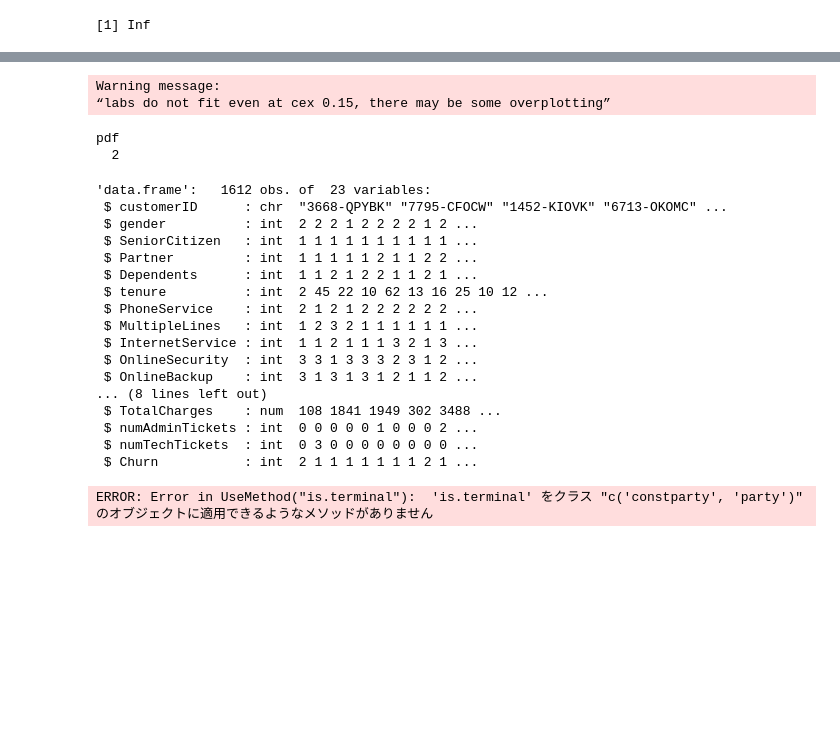
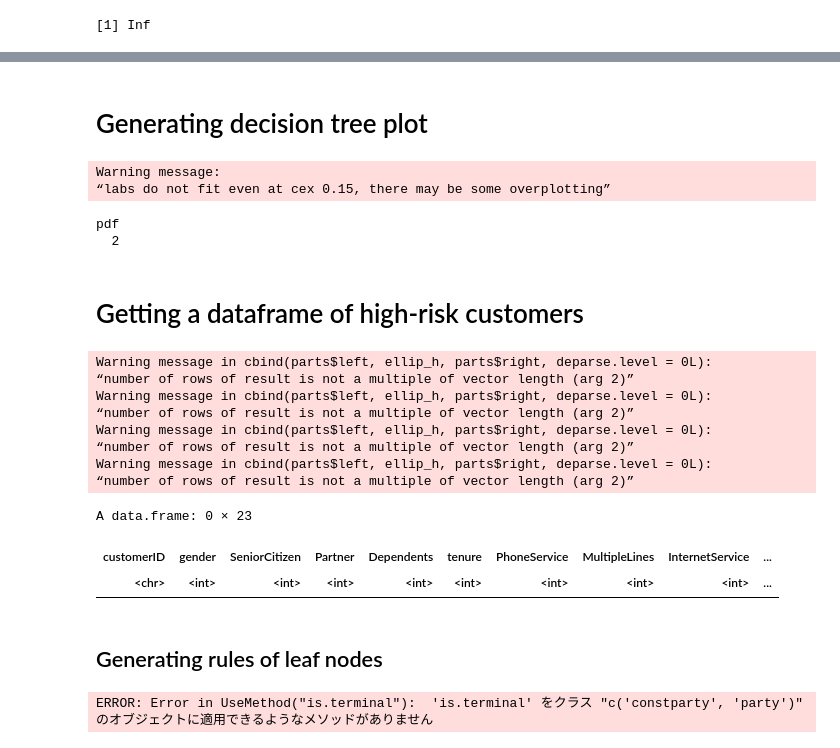
Before and after one commit to Sachin-Bhat/MH3511-Telco-Churn-Rate, a Jupyter notebook: jayden.ipynb, the cells around one changed output, grey strips where cells are left out. Saved outputs shown, nothing was run; the diff lists cells and outputs as text; code cells hidden in the pictures; blank space fills up the shorter version.

```diff
--- a/jayden.ipynb
+++ b/jayden.ipynb
@@ -319,6 +311,8 @@ The CART decision tree model has a higher PPV or precision (0.7425 vs. 0.6521),
 The logistic regression model has a higher NPV (0.9391 vs. 0.8815), meaning a higher proportion of true negatives among negative predictions.
 
 Overall, both models have their strengths and weaknesses, and the choice between them would depend on the specific business context and objectives. If correctly identifying customers who churn is more important, the logistic regression model may be more suitable. On the other hand, if correctly identifying customers who do not churn is more important, the CART decision tree model may be preferred.
+# %% [markdown]
+# Generating decision tree plot
 # %%
 train$Churn <- as.factor(train$Churn)
 levels(train$Churn) <- make.names(levels(train$Churn))
@@ -367,38 +361,36 @@ Warning message:
 “labs do not fit even at cex 0.15, there may be some overplotting”
 pdf
   2
+# %% [markdown]
+# Getting a dataframe of high-risk customers
 # %%
 # Add the predictions to the test data
 test$PredictedChurn <- predictions
 
 # Filter high-risk customers
 high_risk_customers <- test%>% filter(PredictedChurn == 1)
 
 # Add customerID to the test data
 test$customerID <- data$customerID[-split]
 
 # Get customer information for high-risk customers
 high_risk_customers_info <- data %>% filter(customerID %in% high_risk_customers$customerID)
 
-str(high_risk_customers_info)
+high_risk_customers_info
 # %% [output]
-'data.frame':   1612 obs. of  23 variables:
- $ customerID      : chr  "3668-QPYBK" "7795-CFOCW" "1452-KIOVK" "6713-OKOMC" ...
- $ gender          : int  2 2 2 1 2 2 2 2 1 2 ...
- $ SeniorCitizen   : int  1 1 1 1 1 1 1 1 1 1 ...
- $ Partner         : int  1 1 1 1 1 2 1 1 2 2 ...
- $ Dependents      : int  1 1 2 1 2 2 1 1 2 1 ...
- $ tenure          : int  2 45 22 10 62 13 16 25 10 12 ...
- $ PhoneService    : int  2 1 2 1 2 2 2 2 2 2 ...
- $ MultipleLines   : int  1 2 3 2 1 1 1 1 1 1 ...
- $ InternetService : int  1 1 2 1 1 1 3 2 1 3 ...
- $ OnlineSecurity  : int  3 3 1 3 3 3 2 3 1 2 ...
- $ OnlineBackup    : int  3 1 3 1 3 1 2 1 1 2 ...
-... (8 lines left out)
- $ TotalCharges    : num  108 1841 1949 302 3488 ...
- $ numAdminTickets : int  0 0 0 0 0 1 0 0 0 2 ...
- $ numTechTickets  : int  0 3 0 0 0 0 0 0 0 0 ...
- $ Churn           : int  2 1 1 1 1 1 1 1 2 1 ...
+Warning message in cbind(parts$left, ellip_h, parts$right, deparse.level = 0L):
+“number of rows of result is not a multiple of vector length (arg 2)”
+Warning message in cbind(parts$left, ellip_h, parts$right, deparse.level = 0L):
+“number of rows of result is not a multiple of vector length (arg 2)”
+Warning message in cbind(parts$left, ellip_h, parts$right, deparse.level = 0L):
+“number of rows of result is not a multiple of vector length (arg 2)”
+Warning message in cbind(parts$left, ellip_h, parts$right, deparse.level = 0L):
+“number of rows of result is not a multiple of vector length (arg 2)”
+A data.frame: 0 × 23
+| customerID | gender | SeniorCitizen | Partner | Dependents | tenure | PhoneService | MultipleLines | InternetService | ... |
+| <chr> | <int> | <int> | <int> | <int> | <int> | <int> | <int> | <int> | ... |
+# %% [markdown]
+## Generating rules of leaf nodes
 # %%
 library(partykit)
 
```
Also changed, not shown: parts of 13 cells of this notebook.
